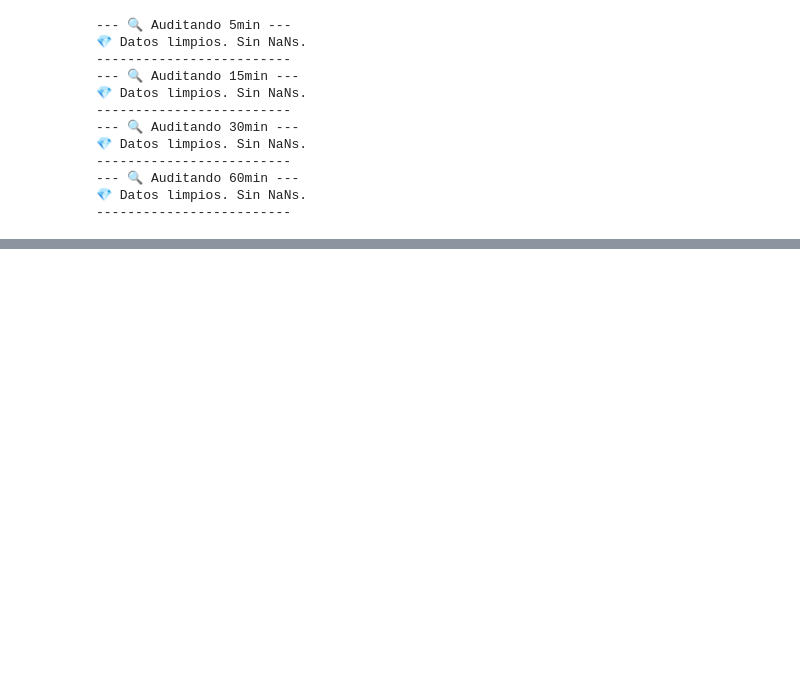
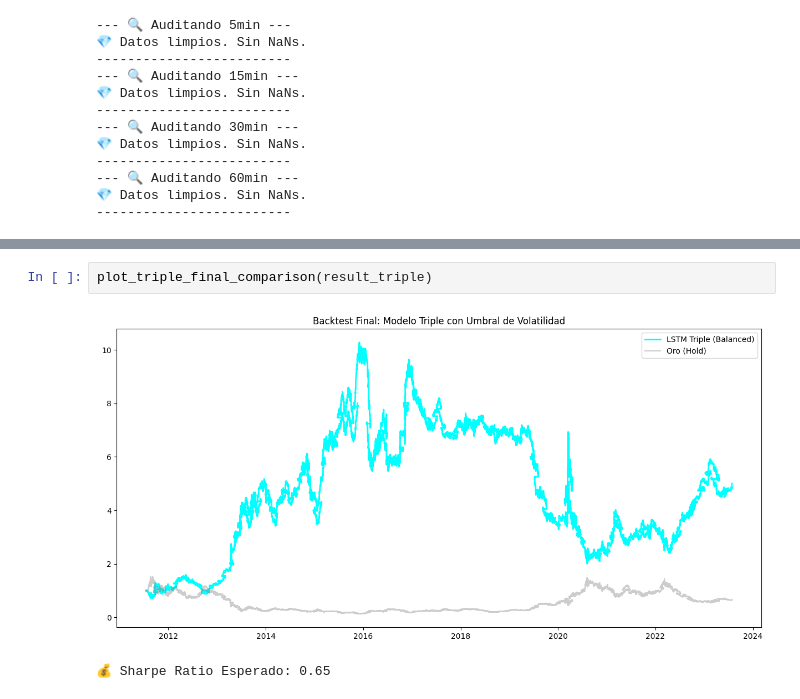
Before and after one commit to LijunZhou000/ML-Algorithmic-Trading, a Jupyter notebook: TradingBots/limipio/limpio.ipynb, the cells around one changed output, grey strips where cells are left out. Saved outputs shown, nothing was run; the diff lists cells and outputs as text; blank space fills up the shorter version.

```diff
--- a/TradingBots/limipio/limpio.ipynb
+++ b/TradingBots/limipio/limpio.ipynb
@@ -462,0 +312,5 @@ plot_trading_results(result_torch)
+# %%
+plot_triple_final_comparison(result_triple)
+# %% [output]
+[figure, added]
+💰 Sharpe Ratio Esperado: 0.65
```
Also changed, not shown: parts of 35 cells of this notebook, 2 other files.
